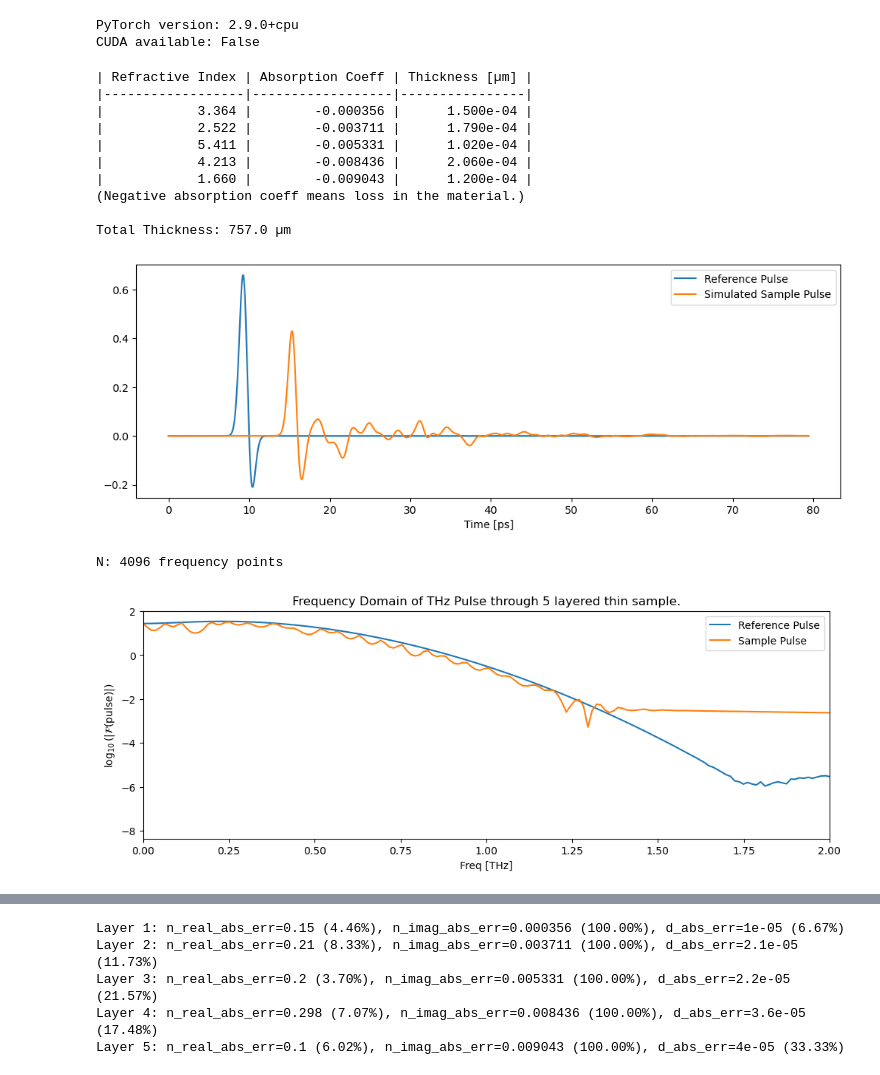
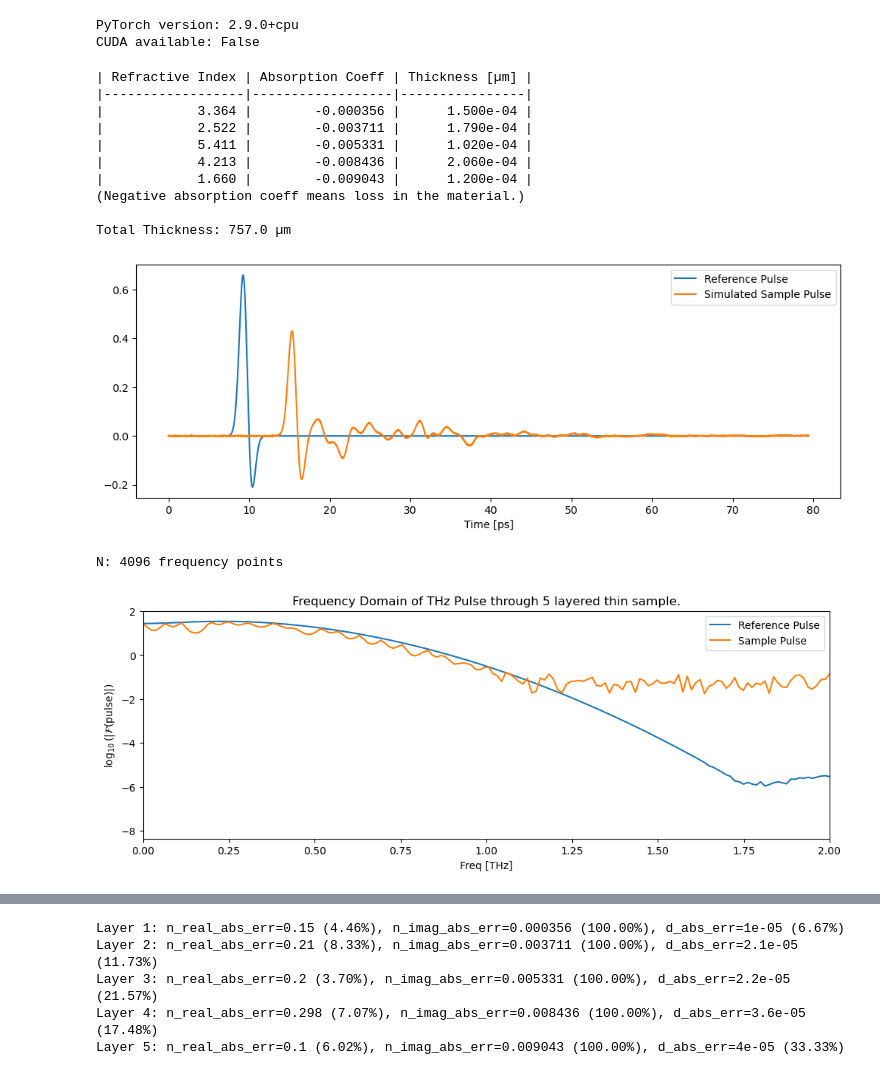
Before and after one commit to Loriginale2000/TerahertzProject, a Jupyter notebook: TheoTHzTDS/THz-TDS/Transfer Matrix Method/5_layer_simulated.ipynb, the cells around one changed output, grey strips where cells are left out. Drawn from its saved outputs; the diff is of its cells as text; code cells hidden in the pictures.

```diff
--- a/TheoTHzTDS/THz-TDS/Transfer Matrix Method/5_layer_simulated.ipynb
+++ b/TheoTHzTDS/THz-TDS/Transfer Matrix Method/5_layer_simulated.ipynb
@@ -83,7 +83,7 @@ material_params_exp = [[(n_values[i] + 1j * k_values[i]), d_values[i]] for i in
 
 # Simulate the experimental data
 t_axis = np.arange(0, L * deltat, deltat)
-T_exp, experimental_pulse = simulate_parallel(reference_pulse, material_params_exp, deltat, noise_level=0)
+T_exp, experimental_pulse = simulate_parallel(reference_pulse, material_params_exp, deltat, noise_level=0.001)
 experimental_pulse = experimental_pulse[:L]
 
 
@@ -92,34 +92,34 @@ print("|------------------|------------------|----------------|")
 
 for item in material_params_exp:
     n_real = np.real(item[0])
     n_imag = np.imag(item[0])
     thickness = item[1]
     print(f"| {n_real:16.3f} | {n_imag:16.6f} | {thickness:14.3e} |")
 
 print('(Negative absorption coeff means loss in the material.)')
 
 print(f'\nTotal Thickness: {sum(d_values) * 1e6} µm')
 
 plt.figure(figsize=(12,4))
 #plt.title(f'Simulated Time Domain of THz Pulse Passing Through a {len(n_values)} Layered Sample')
 plt.plot(t_axis*1e12, reference_pulse, label='Reference Pulse')
 plt.plot(t_axis*1e12, experimental_pulse.detach().cpu().numpy(), label='Simulated Sample Pulse')
 #plt.scatter(t_axis*1e12, experimental_pulse.detach().cpu().numpy(), s=2, color= 'orange', label='Simulated Sample Pulse')
 plt.xlabel('Time [ps]')
 plt.legend()
 plt.show()
 # %% [output]
 | Refractive Index | Absorption Coeff | Thickness [µm] |
 |------------------|------------------|----------------|
 |            3.364 |        -0.000356 |      1.500e-04 |
 |            2.522 |        -0.003711 |      1.790e-04 |
 |            5.411 |        -0.005331 |      1.020e-04 |
 |            4.213 |        -0.008436 |      2.060e-04 |
 |            1.660 |        -0.009043 |      1.200e-04 |
 (Negative absorption coeff means loss in the material.)
 
 Total Thickness: 757.0 µm
-[figure, old version]
+[figure, new version]
 # %%
 # Convert to frequency
 freqs_ref, spectrum_ref = get_frequency_domain(reference_pulse, deltat=deltat)
@@ -139,7 +139,7 @@ plt.legend()
 plt.show()
 # %% [output]
 N: 4096 frequency points
-[figure, old version]
+[figure, new version]
 # %%
 # --- Experimental transmission from data ---
 freqs_ref, spec_ref = get_frequency_domain(reference_pulse, deltat)
```
Also changed, not shown: parts of 9 cells of this notebook, 6 other files.
